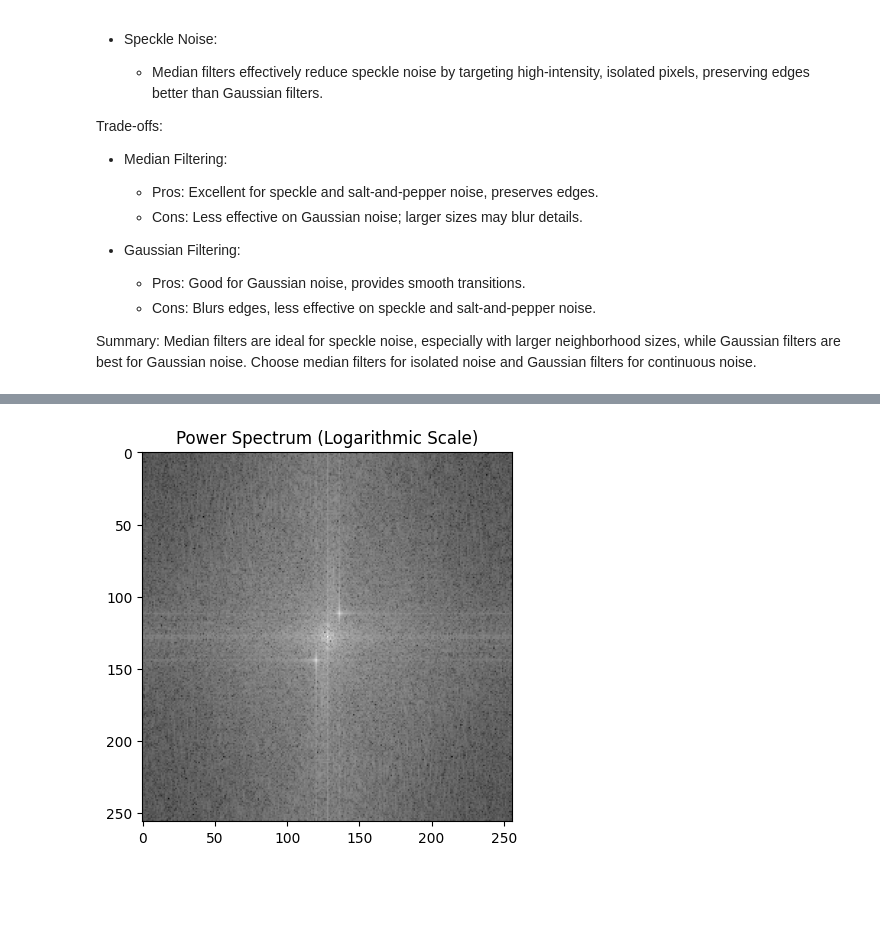
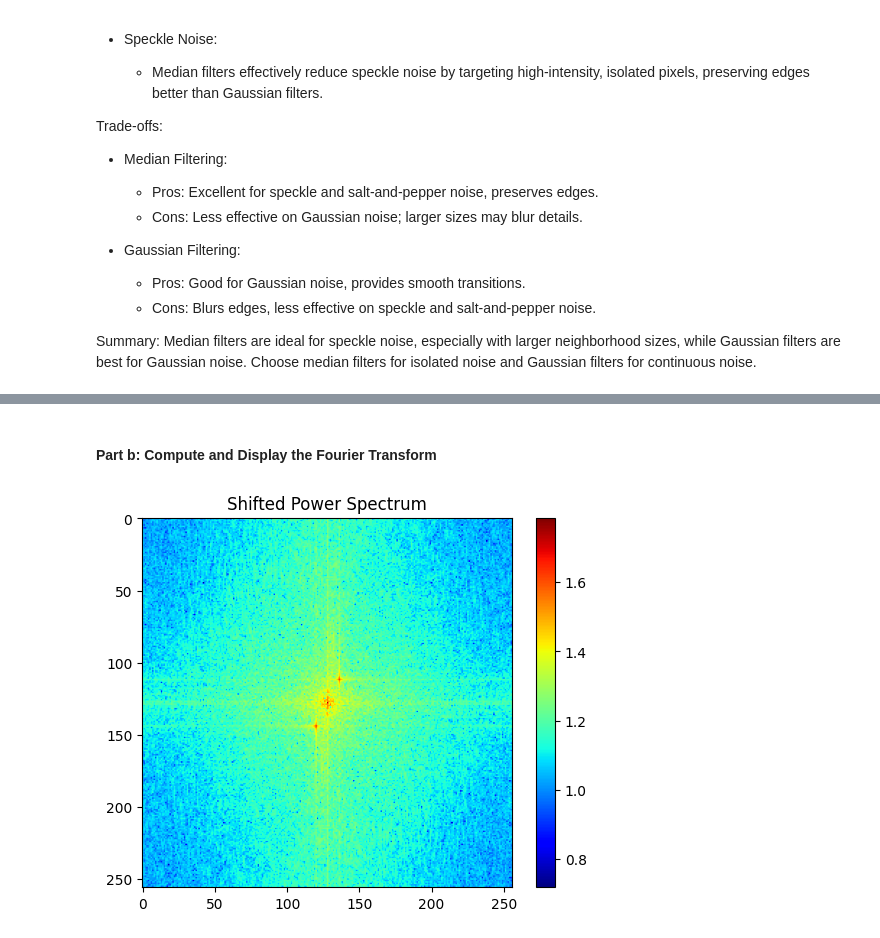
Before and after one commit to luksz/SC4061-Assignment-1, a Jupyter notebook: Lab 1.ipynb, the cells around one changed output, grey strips where cells are left out. Cells and saved outputs as stored; diff of their text form; code cells hidden in the pictures; blank space fills up the shorter version.

```diff
--- a/Lab 1.ipynb
+++ b/Lab 1.ipynb
@@ -358,18 +364,17 @@ plt.show()
-# %%
-import numpy as np
-
-# Step 1: Fourier Transform
-F = np.fft.fft2(image)
-
-# Step 2: Compute the Power Spectrum
-S = np.abs(F)**2
-
-# Step 3: Shift the Fourier spectrum to center
-S_shifted = np.fft.fftshift(S)
-
-# Display the power spectrum (nonlinearly scaled for better visualization)
-plt.imshow(np.log(S_shifted + 1), cmap='grey')
-plt.title('Power Spectrum (Logarithmic Scale)')
-plt.show()
-# %% [output]
-[figure, removed]
+# %% [markdown]
+#### Part b: Compute and Display the Fourier Transform
+# %%
+# Compute the Fourier Transform and shift to center the DC component
+F = np.fft.fft2(image)
+F_shifted = np.fft.fftshift(F)
+
+# Compute the power spectrum and scale it for visualization
+S = np.log(np.abs(F_shifted) ** 0.1 + 1)  # Added +1 to avoid log(0)
+
+# Display the shifted power spectrum
+plt.imshow(S, cmap='jet')
+plt.colorbar()
+plt.title('Shifted Power Spectrum')
+plt.show()
+# %% [output]
+[figure, added]
```
Also changed, not shown: parts of 9 cells of this notebook.
